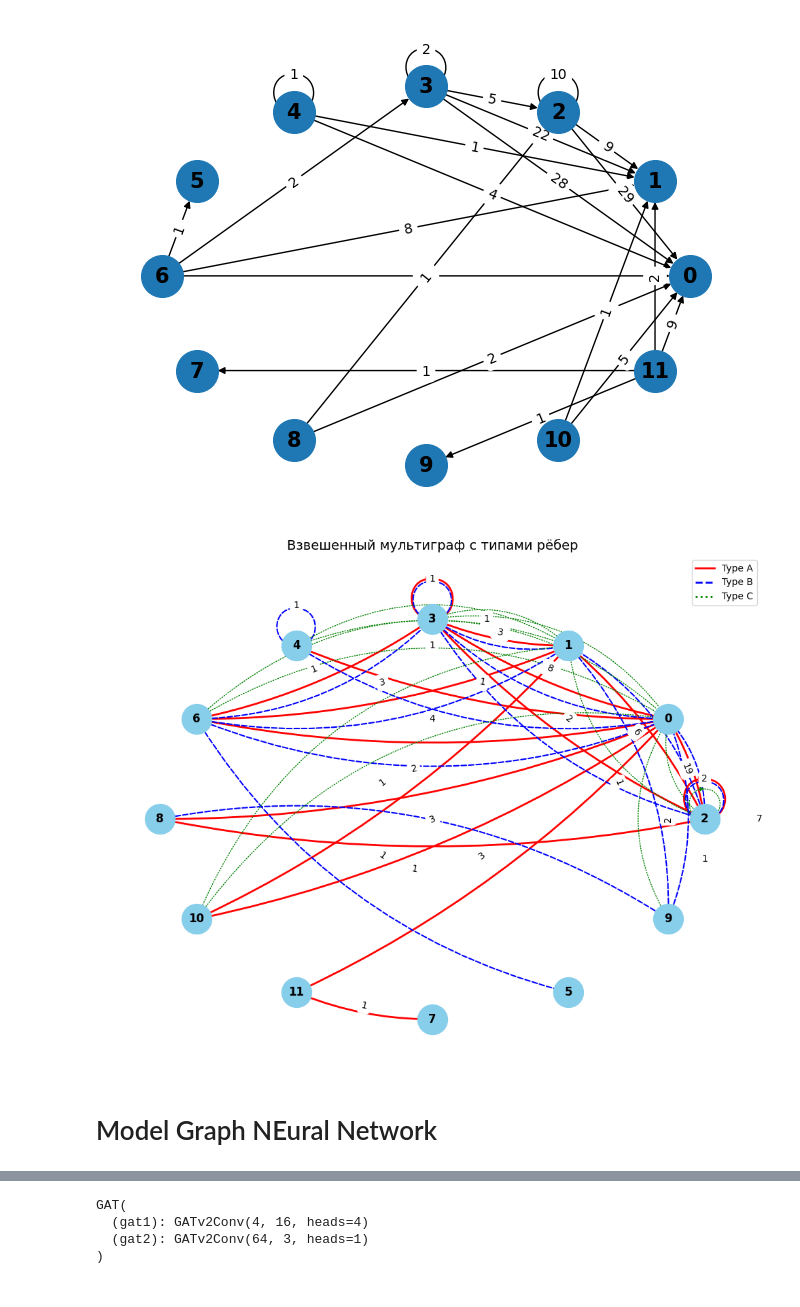
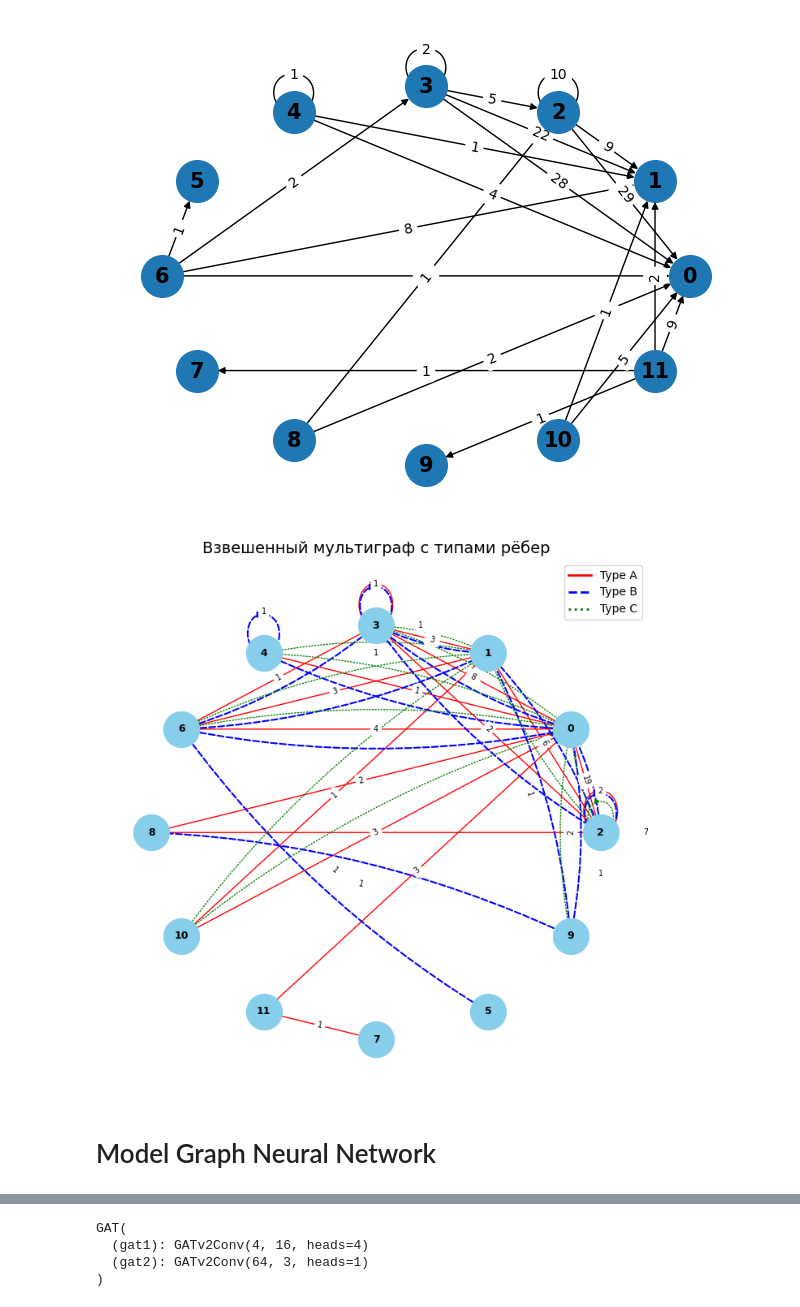
Before and after one commit to TAUforPython/machinelearning, a Jupyter notebook: GNN simple example Graph Convolution Network.ipynb, the cells around one changed output, grey strips where cells are left out. Cells and saved outputs as stored; diff of their text form; code cells hidden in the pictures.

```diff
--- a/GNN simple example Graph Convolution Network.ipynb
+++ b/GNN simple example Graph Convolution Network.ipynb
@@ -288,7 +300,7 @@ def weighted_adj_matrix(df):
   weighted_edges = df.groupby(['source', 'target']).size().reset_index(name='weight')
 
   # Получаем список всех уникальных вершин
-  nodes = sorted(set(df['source']).union(set(graph_patient_df['target'])))
+  nodes = sorted(set(df['source']).union(set(df['target'])))
 
   # Создаём матрицу смежности, заполняя её весами
   adj_matrix = pd.DataFrame(
@@ -356,22 +352,19 @@ plt.show()
 # %% [output]
 [figure]
 # %%
-import pandas as pd
-import networkx as nx
-import matplotlib.pyplot as plt
 from collections import defaultdict
-import numpy as np
+
 
 def draw_labeled_multigraph(G, edge_types, ax=None):
     """
     Улучшенная визуализация мультиграфа с параллельными рёбрами разных типов.
     """
     if ax is None:
-        _, ax = plt.subplots(figsize=(10, 8))
+        _, ax = plt.subplots(figsize=(7, 7))
 
     # Стили для рёбер разных типов
     edge_styles = {
-        'A': {'color': 'red', 'style': 'solid', 'width': 2},
+        'A': {'color': 'red', 'style': 'solid', 'width': 1},
         'B': {'color': 'blue', 'style': 'dashed', 'width': 1.5},
         'C': {'color': 'green', 'style': 'dotted', 'width': 1}
     }
@@ -380,11 +373,11 @@ def draw_labeled_multigraph(G, edge_types, ax=None):
     pos = nx.circular_layout(G)
 
     # Рисуем вершины
-    nx.draw_networkx_nodes(G, pos, node_color='skyblue', node_size=1000, ax=ax)
-    nx.draw_networkx_labels(G, pos, font_size=12, font_weight='bold', ax=ax)
+    nx.draw_networkx_nodes(G, pos, node_color='skyblue', node_size=1000, ax=ax, )
+    nx.draw_networkx_labels(G, pos, font_size=9, font_weight='bold', ax=ax)
 
     # Рисуем рёбра с разными стилями
-    curvature = {'A': 0.1, 'B': 0.2, 'C': -0.3}
+    curvature = {'A': 0.0, 'B': 0.1, 'C': -0.1}
     for edge_type, edges in edge_types.items():
         nx.draw_networkx_edges(
             G, pos, edgelist=edges,
@@ -397,7 +390,7 @@ def draw_labeled_multigraph(G, edge_types, ax=None):
 
     # Подписи весов (ваш предпочтительный способ)
     labels = nx.get_edge_attributes(G, 'weight')
-    nx.draw_networkx_edge_labels(G, pos, edge_labels=labels, font_size=10, ax=ax)
+    nx.draw_networkx_edge_labels(G, pos, edge_labels=labels, font_size=7)
 
     # Легенда
     legend_elements = [
@@ -416,36 +409,37 @@ def draw_labeled_multigraph(G, edge_types, ax=None):
 # Пример использования (адаптировать под ваши данные)
 adj_A = weighted_adj_matrix(graph_patient_df[graph_patient_df['class'] == 1])
 adj_B = weighted_adj_matrix(graph_patient_df[graph_patient_df['class'] == 2])
 adj_C = weighted_adj_matrix(graph_patient_df[graph_patient_df['class'] == 3])
 
 
 node_names = list(range(len(adj_A)))  # Или ваши названия узлов
 
 # Создаём мультиграф
 G = nx.MultiDiGraph()
+
 edge_types = defaultdict(list)
 
 def add_edges_from_matrix(matrix, edge_type):
     for i in range(matrix.shape[0]):
         for j in range(matrix.shape[1]):
             weight = matrix.iloc[i,j]
             if weight > 0:
                 source = node_names[i]
                 target = node_names[j]
                 G.add_edge(source, target, weight=weight, type=edge_type)
                 edge_types[edge_type].append((source, target))
 
 add_edges_from_matrix(adj_A, 'A')
 add_edges_from_matrix(adj_B, 'B')
 add_edges_from_matrix(adj_C, 'C')
 
 # Визуализация
 draw_labeled_multigraph(G, edge_types)
 plt.show()
 # %% [output]
-[figure, old version]
+[figure, new version]
 # %% [markdown]
-# Model Graph NEural Network
+# Model Graph Neural Network
 # %%
 import torch.nn.functional as F
 from torch.nn import Linear, Dropout
```
Also changed, not shown: parts of 14 cells of this notebook.
